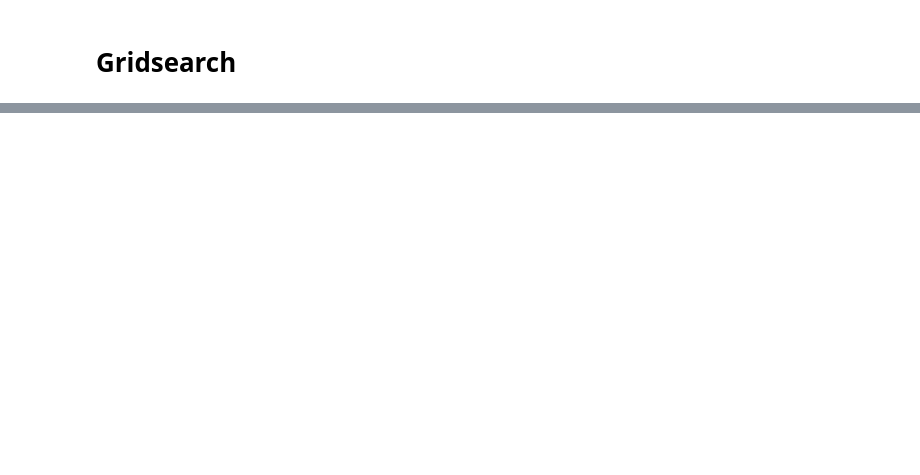
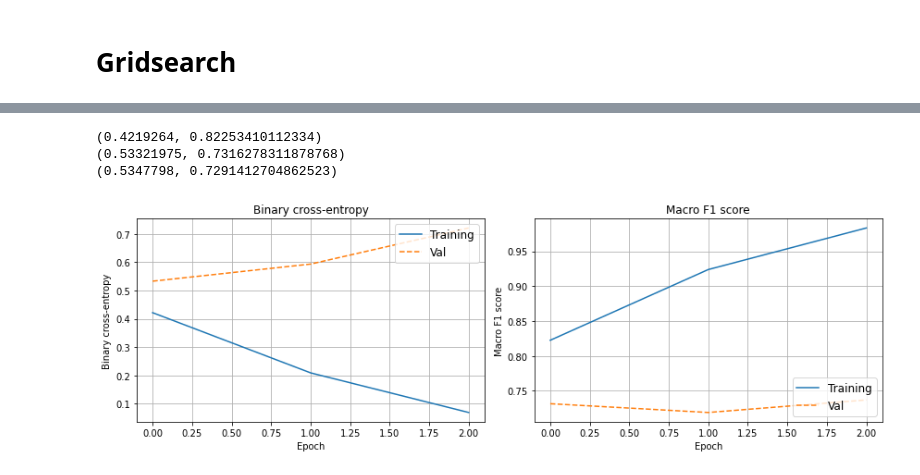
Before and after one commit to alessandrocuda/ReSt, a Jupyter notebook: notebooks/ReStBert/rest_bert.ipynb, the cells around one changed output, grey strips where cells are left out. Saved outputs shown, nothing was run; the diff lists cells and outputs as text; code cells hidden in the pictures; blank space fills up the shorter version.

Commit message:
added BERT model

```diff
--- a/notebooks/ReStBert/rest_bert.ipynb
+++ b/notebooks/ReStBert/rest_bert.ipynb
@@ -196,0 +245,18 @@ print()
+# %%
+model.eval()
+m = torch.nn.Softmax(dim=1)
+tot_loss = []
+prediction = []
+with torch.no_grad():
+    for batch in val_loader:
+        input_ids = batch['input_ids'].to(device)
+        attention_mask = batch['attention_mask'].to(device)
+        labels = batch['labels'].to(device)
+        # calculate outputs by running images through the network
+        outputs = model(input_ids, attention_mask=attention_mask, labels=labels)
+        prediction += np.argmax(m(outputs["logits"]).cpu().numpy(), axis = 1).tolist()
+        tot_loss.append(outputs[0].cpu().numpy())
+print(np.mean(tot_loss))
+
+print(f1_score(y_val, prediction, average="macro"))
+print(classification_report(y_val, prediction))
@@ -290,0 +393,7 @@ print()
+# %%
+device = torch.device('cuda') if torch.cuda.is_available() else torch.device('cpu')
+
+train_loader, val_loader = get_data_loader(train_dataset, val_dataset, 16)
+model, optim = get_model(model_name, {"lr": 5e-5, "weight_decay": 0.01}, device)
+history = train_model(model, optim, 3, train_loader, val_loader, device)
+model.load_state_dict(torch.load('saved_model.pth'))
@@ -290,0 +411,10 @@ print()
+# %%
+print(test_evaluate(model, train_loader, device))
+print(test_evaluate(model, val_loader, device))
+print(test_evaluate(model, test_loader, device))
+plotHistory(history)
+# %% [output]
+(0.4219264, 0.82253410112334)
+(0.53321975, 0.7316278311878768)
+(0.5347798, 0.7291412704862523)
+[figure, added]
```
Also changed, not shown: parts of 28 cells of this notebook.
